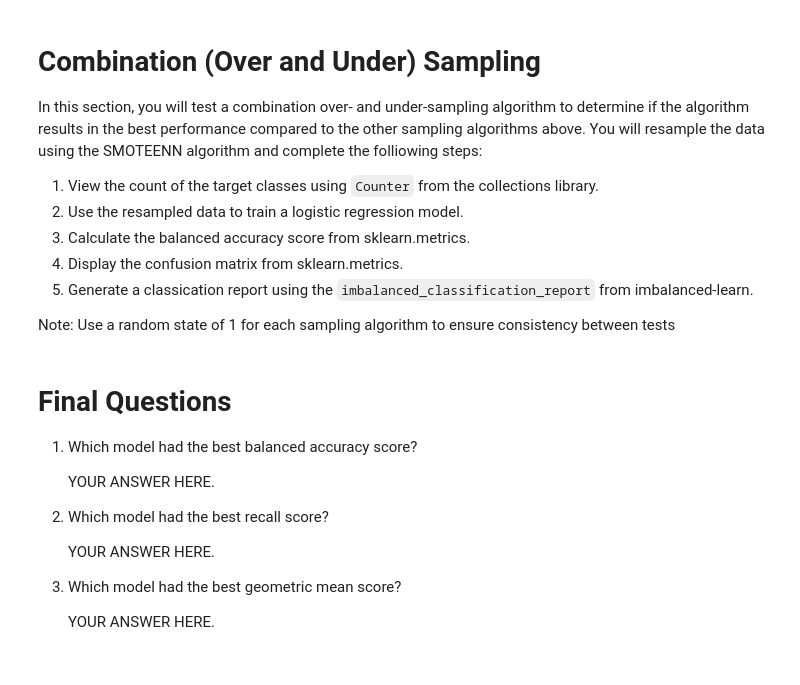
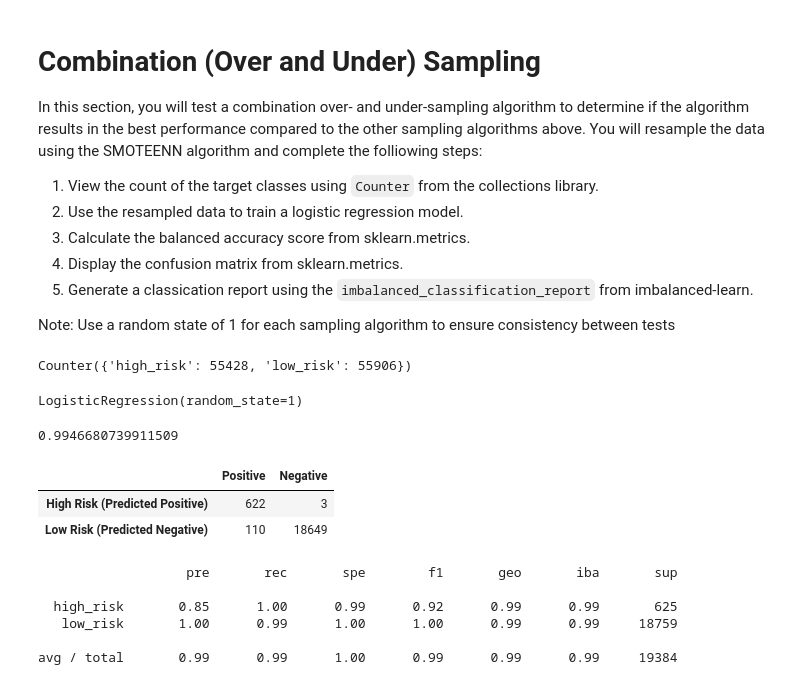
Before and after one commit to nomadic-me/Risky-Business, a Jupyter notebook: credit_risk_resampling.ipynb, the cells around one changed output. Drawn from its saved outputs; the diff is of its cells as text; code cells hidden in the pictures.

```diff
--- a/credit_risk_resampling.ipynb
+++ b/credit_risk_resampling.ipynb
@@ -276,13 +328,22 @@ In this section, you will test a combination over- and under-sampling algorithm
 Note: Use a random state of 1 for each sampling algorithm to ensure consistency between tests
 # %%
 # Resample the training data with SMOTEENN
-# YOUR CODE HERE
+smote_enn = SMOTEENN(random_state=1)
+X_resampled, y_resampled = smote_enn.fit_resample(X_train_scaled, y_train)
 
 # View the count of target classes with Counter
-# YOUR CODE HERE
+Counter(y_resampled)
+# %% [output]
+Counter({'high_risk': 55428, 'low_risk': 55906})
 # %%
 # Train the Logistic Regression model using the resampled data
-# YOUR CODE HERE
+model = LogisticRegression(solver='lbfgs', random_state=1)
+model.fit(X_resampled, y_resampled)
+# %% [output]
+LogisticRegression(random_state=1)
 # %%
 # Calculate the balanced accuracy score
-# YOUR CODE HERE
+y_pred = model.predict(X_test_scaled)
+balanced_accuracy_score(y_test, y_pred)
+# %% [output]
+0.9946680739911509
@@ -292,17 +350,19 @@ Note: Use a random state of 1 for each sampling algorithm to ensure consistency
+# %%
+# Display the confusion matrix
+pd.DataFrame(confusion_matrix(y_test, y_pred),
+            index = ["High Risk (Predicted Positive)", "Low Risk (Predicted Negative)"],
+            columns = ["Positive", "Negative"])
+# %% [output]
+|  | Positive | Negative |
+| High Risk (Predicted Positive) | 622 | 3 |
+| Low Risk (Predicted Negative) | 110 | 18649 |
 # %%
 # Print the imbalanced classification report
-# YOUR CODE HERE
+print(classification_report_imbalanced(y_test, y_pred))
+# %% [output]
+                   pre       rec       spe        f1       geo       iba       sup
+
+  high_risk       0.85      1.00      0.99      0.92      0.99      0.99       625
+   low_risk       1.00      0.99      1.00      1.00      0.99      0.99     18759
+
+avg / total       0.99      0.99      1.00      0.99      0.99      0.99     19384
-# %% [markdown]
-# Final Questions
-
-1. Which model had the best balanced accuracy score?
-
-   YOUR ANSWER HERE.
-
-2. Which model had the best recall score?
-
-    YOUR ANSWER HERE.
-
-3. Which model had the best geometric mean score?
-
-    YOUR ANSWER HERE.
```
Also changed, not shown: parts of 15 cells of this notebook.
